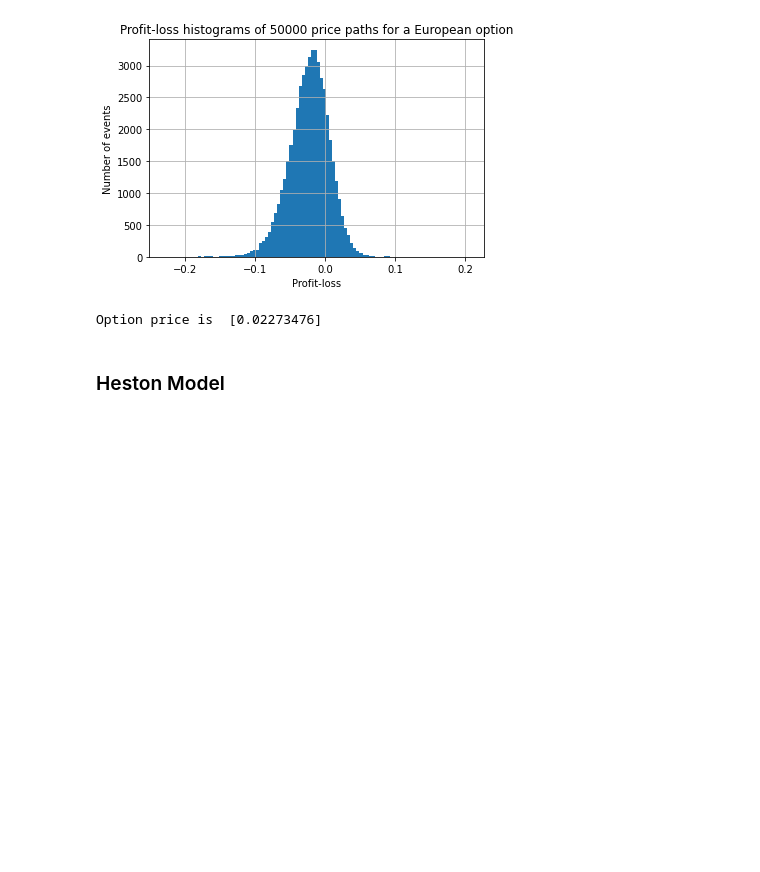
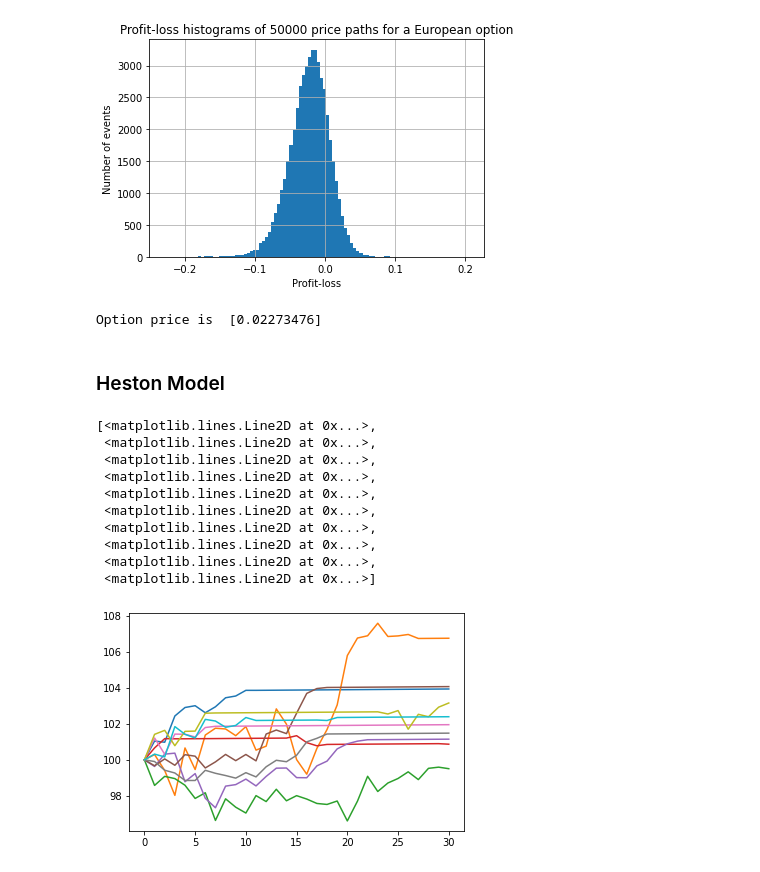
Before and after one commit to pfnet-research/pfhedge, a Jupyter notebook: data_hedge.ipynb, the cells around one changed output. Drawn from its saved outputs; the diff is of its cells as text; code cells hidden in the pictures; blank space fills up the shorter version.

```diff
--- a/data_hedge.ipynb
+++ b/data_hedge.ipynb
@@ -146,6 +146,20 @@ information = torch.cat([
 data_set = [prices, information, payoff]
 
 dataset_market = datahedger.MarketDataset(data_set)
+# %%
+plt.plot(prices_heston[:10,:,-1].T)
+# %% [output]
+[<matplotlib.lines.Line2D at 0x...>,
+ <matplotlib.lines.Line2D at 0x...>,
+ <matplotlib.lines.Line2D at 0x...>,
+ <matplotlib.lines.Line2D at 0x...>,
+ <matplotlib.lines.Line2D at 0x...>,
+ <matplotlib.lines.Line2D at 0x...>,
+ <matplotlib.lines.Line2D at 0x...>,
+ <matplotlib.lines.Line2D at 0x...>,
+ <matplotlib.lines.Line2D at 0x...>,
+ <matplotlib.lines.Line2D at 0x...>]
+[figure, added]
 # %%
 d = n_asset
 models = [MultiLayerPerceptron(n_layers = 2, n_units = (d+15,d+15), out_features = d) for t in range(time_steps)]
```
Also changed, not shown: parts of 1 cell of this notebook, 1 other file.
